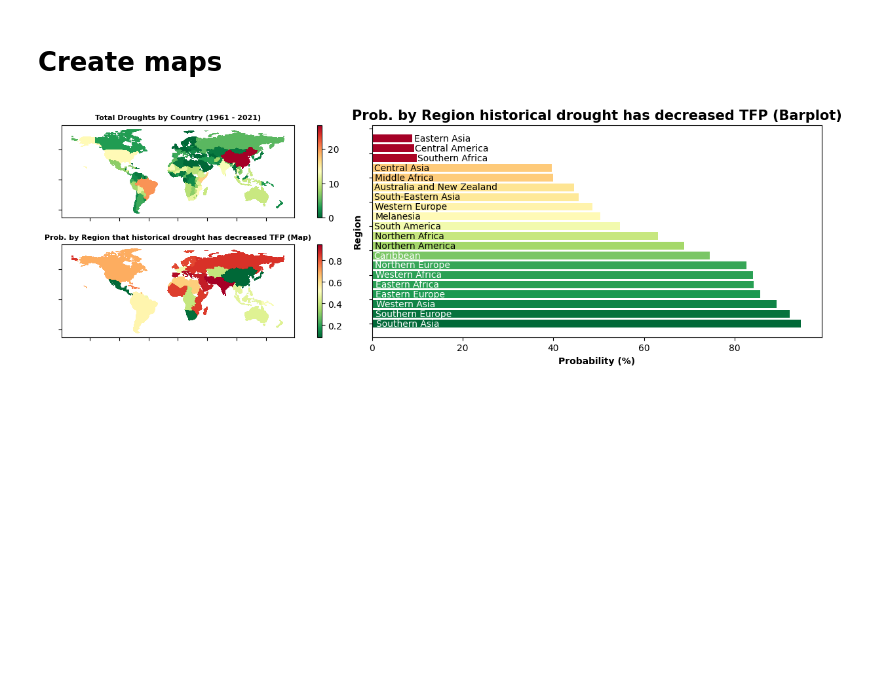
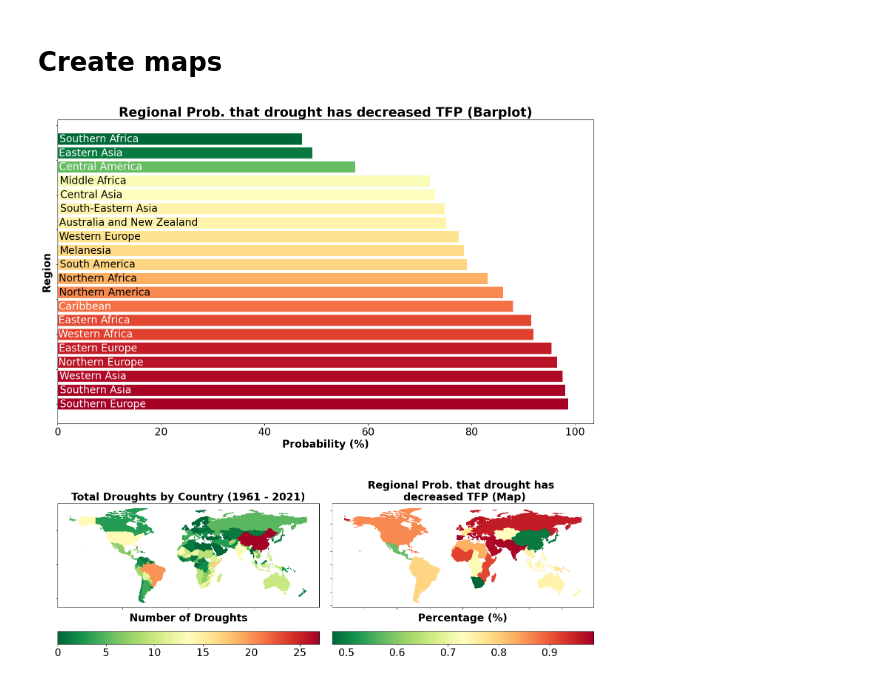
Before and after one commit to greenguy33/climate_econometric_model_comparison, a Jupyter notebook: notebooks/bayesian_models.ipynb, the cells around one changed output. Cells and saved outputs as stored; diff of their text form; code cells hidden in the pictures; blank space fills up the shorter version.

```diff
--- a/notebooks/bayesian_models.ipynb
+++ b/notebooks/bayesian_models.ipynb
@@ -357,7 +360,8 @@ Sampling: [gdp_posterior]
 #         "model_spec":model_spec
 #     },buff)
 # %%
-random_slopes_model = pd.read_pickle('../output/models/bayes_models/tfp_bayes_yfe_rre_for_drought_full/tfp_bayes_yfe_rre_for_drought_full.pkl')
+# random_slopes_model = pd.read_pickle('../output/models/bayes_models/tfp_bayes_yfe_rre_for_drought_full/tfp_bayes_yfe_rre_for_drought_full.pkl')
+random_slopes_model = pd.read_pickle('../output/models/bayes_models/tfp_bayes_yfe_cre_for_drought_full/tfp_bayes_yfe_cre_for_drought_full.pkl')
 posterior = random_slopes_model["posterior"]
 trace = random_slopes_model["trace"]
 var_list = random_slopes_model["var_list"]
@@ -432,17 +453,14 @@ print(np.mean(np.mean(prediction_in_range)))
 # %%
 res = az.summary(trace, var_names=["region_rs_coefs"])
 region_percentiles = {}
-means, sds = np.array(res["mean"]), np.array(res["sd"])
-zscores = means / sds
-percentiles = 1-2*(1 - st.norm.cdf(abs(zscores)))
 for index, region in enumerate(var_list[-20:]):
-    region_percentiles[region.split("_")[0]] = percentiles[index]
+    region_percentiles[region.split("_")[0]] = len([sample for sample in unscaled_vars[region] if sample < 0])/len(unscaled_vars[region])
 tfp_regression_data["drought_bin"] = list(map(lambda x : region_percentiles[x], tfp_regression_data.region23))
 
 # % chance region negatively affected
 
-fig = plt.figure(constrained_layout=True, figsize=(15,4))
-axs = fig.subplot_mosaic([['TopLeft', 'Right'],['BottomLeft', 'Right']], gridspec_kw={'width_ratios':[1,1], 'height_ratios':[1,1]})
+fig = plt.figure(constrained_layout=True, figsize=(15,15))
+axs = fig.subplot_mosaic([['Top', 'Top'],['BottomLeft', 'BottomRight']], gridspec_kw={'width_ratios':[1,1], 'height_ratios':[1,.5]})
 
 # total droughts by country
 droughts_by_country = {}
@@ -457,53 +475,60 @@ country_geopandas = country_geopandas.merge(
     tfp_regression_data,
     how='inner',
     left_on=['iso_a3'],
     right_on=['country']
 )
-country_geopandas.plot(column="total_drought_by_country", cmap="RdYlGn_r", ax=axs["TopLeft"], legend=True)
-axs["TopLeft"].set_title("Total Droughts by Country (1961 - 2021)", size=8, weight="bold")
-axs["TopLeft"].set_xticklabels([])
-axs["TopLeft"].set_yticklabels([])
+res = country_geopandas.plot(column="total_drought_by_country", cmap="RdYlGn_r", ax=axs["BottomLeft"], legend=True, legend_kwds={"location":"bottom"})
+axs["BottomLeft"].set_title("Total Droughts by Country (1961 - 2021)", size=20, weight="bold")
+axs["BottomLeft"].set_xticklabels([])
+axs["BottomLeft"].set_yticklabels([])
+axs["BottomLeft"].set_xlabel("Number of Droughts", size=20, weight="bold")
+axs["BottomLeft"].figure.axes[1].tick_params(labelsize=50)
+res.figure.axes[-1].tick_params(labelsize=20)
 
 country_geopandas = geopandas.read_file(
     geopandas.datasets.get_path('naturalearth_lowres')
 )
 country_geopandas = country_geopandas.merge(
     tfp_regression_data,
     how='inner',
     left_on=['iso_a3'],
     right_on=['country']
 )
-res = country_geopandas.plot(column="drought_bin", cmap="RdYlGn_r", ax=axs["BottomLeft"], legend=True)
-cmap = plt.get_cmap('RdYlGn')
+res = country_geopandas.plot(column="drought_bin", cmap="RdYlGn_r", ax=axs["BottomRight"], legend=True, legend_kwds={"location":"bottom"})
+cmap = plt.get_cmap('RdYlGn_r')
 norm = mcolors.Normalize(vmin=country_geopandas['drought_bin'].min(), vmax=country_geopandas['drought_bin'].max())
 colors = [cmap(norm(value)) for value in country_geopandas['drought_bin']]
-axs["BottomLeft"].set_title("Prob. by Region that historical drought has decreased TFP (Map)", size=8, weight="bold")
-axs["BottomLeft"].set_xticklabels([])
-axs["BottomLeft"].set_yticklabels([])
+axs["BottomRight"].set_title("Regional Prob. that drought has \n decreased TFP (Map)", size=20, weight="bold")
+axs["BottomRight"].set_xlabel("Percentage (%)", size=20, weight="bold")
+axs["BottomRight"].set_xticklabels([])
+axs["BottomRight"].set_yticklabels([])
+res.figure.axes[-1].tick_params(labelsize=20)
 
 sorted_region_percentiles = dict(sorted(region_percentiles.items(), key=lambda x: x[1], reverse=True))
 region_colors = []
 for region in sorted_region_percentiles.keys():
     region_index = country_geopandas.loc[country_geopandas.region23 == region].index[0]
     region_colors.append(colors[region_index])
 
 barcounts = [val*100 for val in list(sorted_region_percentiles.values())]
-barplot = axs["Right"].barh(list(range(0,20)), barcounts, color=region_colors)
-barcolors = ["white","white","white","white","white","white","white","white","black","black","black","black","black","black","black","black","black","black","black","black"]
-barpaddings = [-196,-184,-185,-171,-171,-169,-161,-158,-124,-116,-97,-97,-78,-64,-41,-64,-66,64,64,55]
-barlabels = axs["Right"].bar_label(barplot, list(sorted_region_percentiles.keys()), label_type = "center")
+barplot = axs["Top"].barh(list(range(0,20)), barcounts, color=region_colors)
+barcolors = ["white","white","white","white","white","white","white","white","black","black","black","black","black","black","black","black","black","white","white","white"]
+barlabels = axs["Top"].bar_label(barplot, list(sorted_region_percentiles.keys()), label_type = "center")
+barpaddings = list(reversed([43,17,-6,-93,-102,-77,-40,-108,-141,-120,-140,-142,-190,-190,-190,-202,-202,-223,-220,-209]))
 for index, bar_label in enumerate(barlabels):
-    bar_label.set_x(bar_label.get_position()[1] + barpaddings[index])
-for i, text in enumerate(axs["Right"].texts):
+    bar_label.set_x(bar_label.get_position()[1] - 200 + barpaddings[index])
+for i, text in enumerate(axs["Top"].texts):
     text.set_color(barcolors[i])
-axs["Right"].set_title("Prob. by Region historical drought has decreased TFP (Barplot)", size=15, weight="bold")
-axs["Right"].set_xlabel("Probability (%)", weight="bold")
-axs["Right"].set_ylabel("Region", weight="bold")
-axs["Right"].set_yticklabels([])
+    text.set_size(20)
+axs["Top"].set_title("Regional Prob. that drought has decreased TFP (Barplot)", size=25, weight="bold")
+axs["Top"].set_xlabel("Probability (%)", weight="bold", size=20)
+axs["Top"].set_ylabel("Region", weight="bold", size=20)
+axs["Top"].set_yticklabels([])
+axs["Top"].xaxis.set_tick_params(labelsize=20)
 
 plt.savefig("../figures/drought_fig1.png", bbox_inches='tight')
 # %% [output]
-[figure, old version]
+[figure, new version]
 # %%
 # % production deficit from drought
 effect_by_country = {}
```
Also changed, not shown: parts of 7 cells of this notebook, 18 other files.
